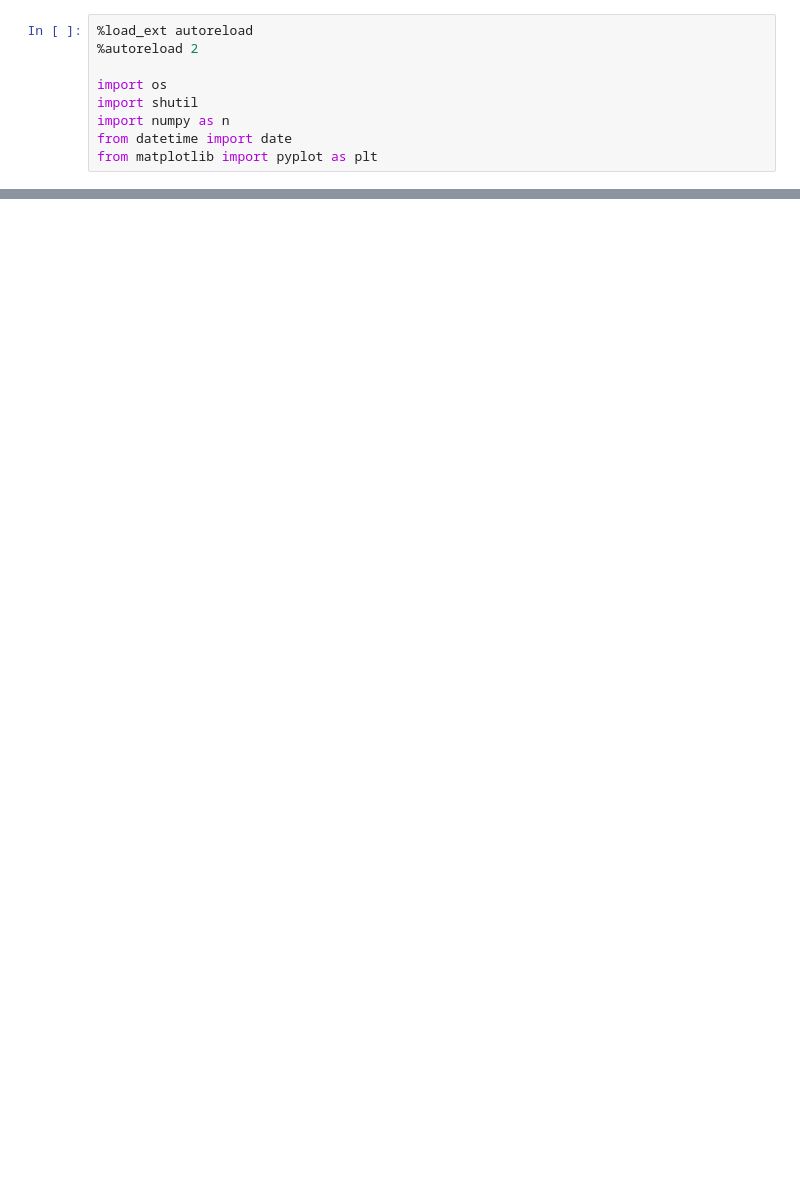
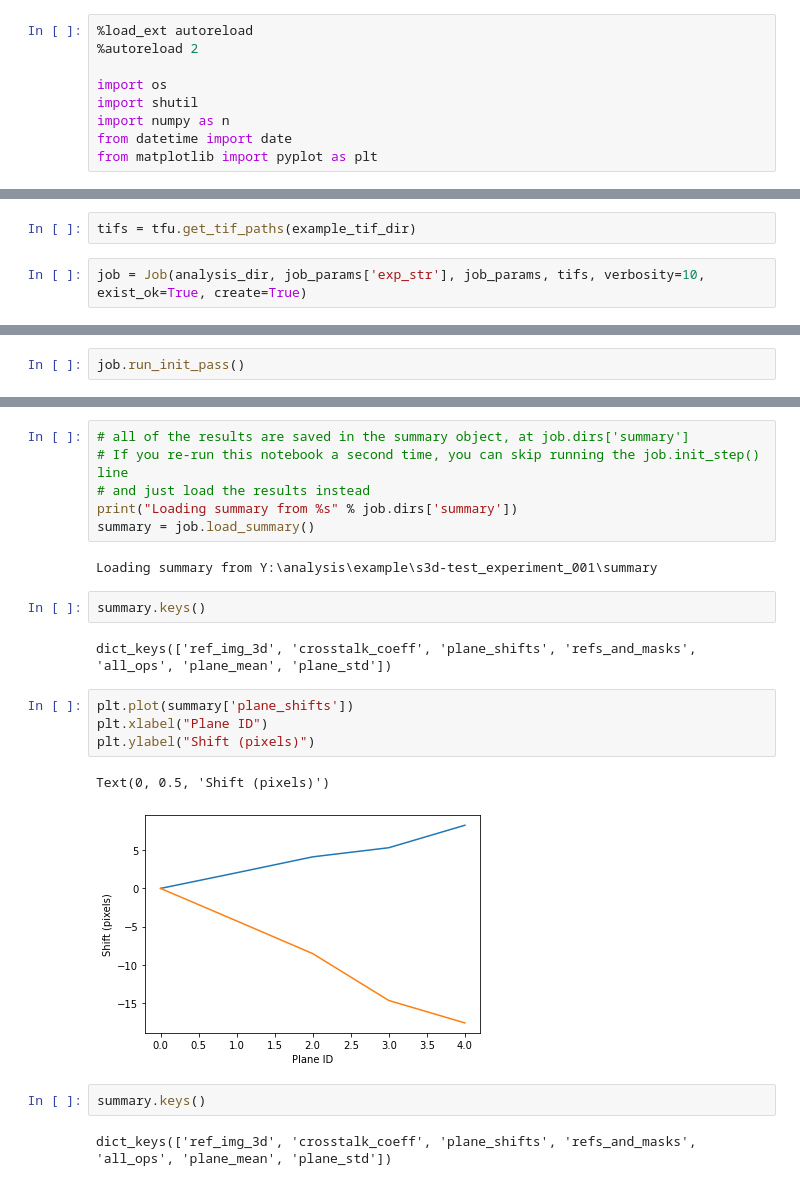
Before and after one commit to alihaydaroglu/suite3d, a Jupyter notebook: notebooks/example.ipynb, the cells around one changed output, grey strips where cells are left out. Drawn from its saved outputs; the diff is of its cells as text; blank space fills up the shorter version.

```diff
--- a/notebooks/example.ipynb
+++ b/notebooks/example.ipynb
@@ -19,0 +112,4 @@ ModuleNotFoundError: No module named 'suite2p.suite2p'
+# %%
+tifs = tfu.get_tif_paths(example_tif_dir)
+# %%
+job = Job(analysis_dir, job_params['exp_str'], job_params, tifs, verbosity=10, exist_ok=True, create=True)
@@ -19,0 +122,2 @@ ModuleNotFoundError: No module named 'suite2p.suite2p'
+# %%
+job.run_init_pass()
@@ -19,0 +147,23 @@ ModuleNotFoundError: No module named 'suite2p.suite2p'
+# %%
+# all of the results are saved in the summary object, at job.dirs['summary']
+# If you re-run this notebook a second time, you can skip running the job.init_step() line
+# and just load the results instead
+print("Loading summary from %s" % job.dirs['summary'])
+summary = job.load_summary()
+# %% [output]
+Loading summary from Y:\analysis\example\s3d-test_experiment_001\summary
+# %%
+summary.keys()
+# %% [output]
+dict_keys(['ref_img_3d', 'crosstalk_coeff', 'plane_shifts', 'refs_and_masks', 'all_ops', 'plane_mean', 'plane_std'])
+# %%
+plt.plot(summary['plane_shifts'])
+plt.xlabel("Plane ID")
+plt.ylabel("Shift (pixels)")
+# %% [output]
+Text(0, 0.5, 'Shift (pixels)')
+[figure, added]
+# %%
+summary.keys()
+# %% [output]
+dict_keys(['ref_img_3d', 'crosstalk_coeff', 'plane_shifts', 'refs_and_masks', 'all_ops', 'plane_mean', 'plane_std'])
```
Also changed, not shown: parts of 32 cells of this notebook, 4 other files.
